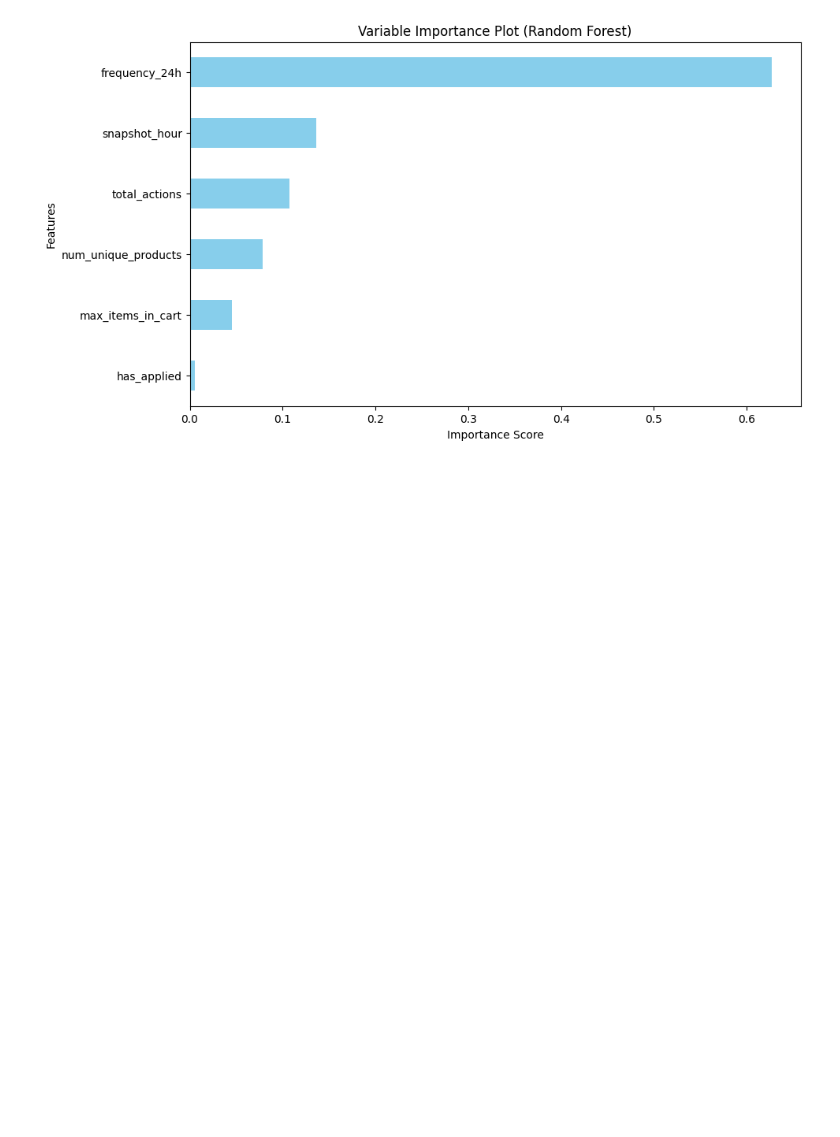
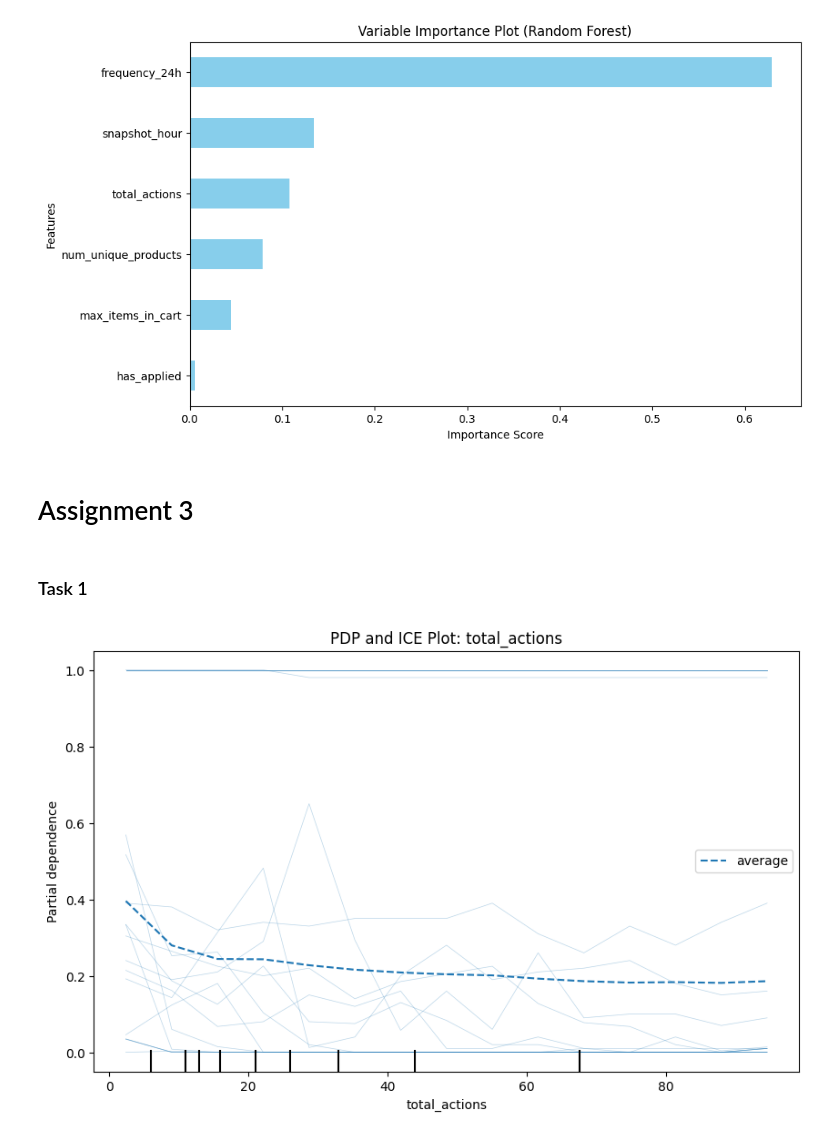
Before and after one commit to anthnoyc/stats_m148, a Jupyter notebook: Caleb_M148_assignments_Group7.ipynb, the cells around one changed output. Cells and saved outputs as stored; diff of their text form; code cells hidden in the pictures; blank space fills up the shorter version.

```diff
--- a/Caleb_M148_assignments_Group7.ipynb
+++ b/Caleb_M148_assignments_Group7.ipynb
@@ -500,3 +532,7 @@ plt.ylabel('Features')
 plt.show()
 # %% [output]
 [figure]
+# %% [markdown]
+# Assignment 3
+# %% [markdown]
+### Task 1
@@ -502,0 +560,26 @@ plt.show()
+# %%
+from sklearn.inspection import PartialDependenceDisplay
+import matplotlib.pyplot as plt
+
+# 1. Take a small random sample of X for plotting (e.g., 500 rows)
+# This reduces the number of predictions the model has to make exponentially
+X_sample = X.sample(n=min(500, len(X)), random_state=42)
+
+# 2. Optimized Plotting
+fig, ax = plt.subplots(figsize=(10, 6))
+
+display = PartialDependenceDisplay.from_estimator(
+    rf,
+    X_sample,              # Using the small sample here
+    features=['total_actions'],
+    kind='both',
+    subsample=20,          # Only 20 individual lines
+    grid_resolution=15,    # Tests fewer points on the X-axis
+    n_jobs=-1,             # Use all CPU cores
+    ax=ax
+)
+
+plt.title('PDP and ICE Plot: total_actions')
+plt.show()
+# %% [output]
+[figure, added]
```
Also changed, not shown: parts of 4 cells of this notebook.
